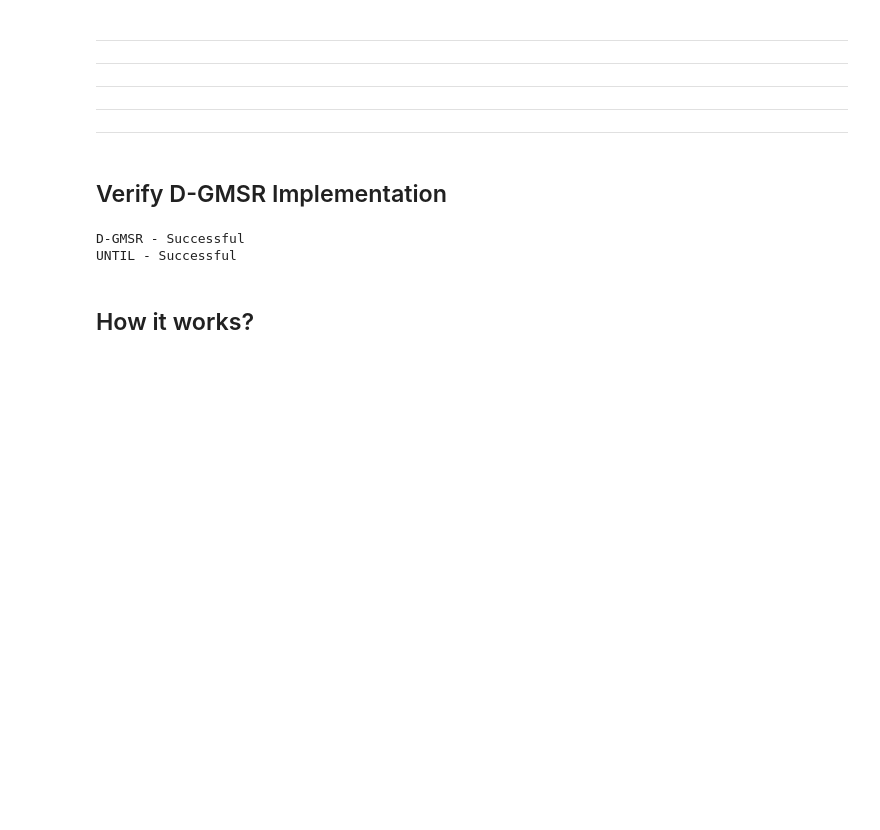
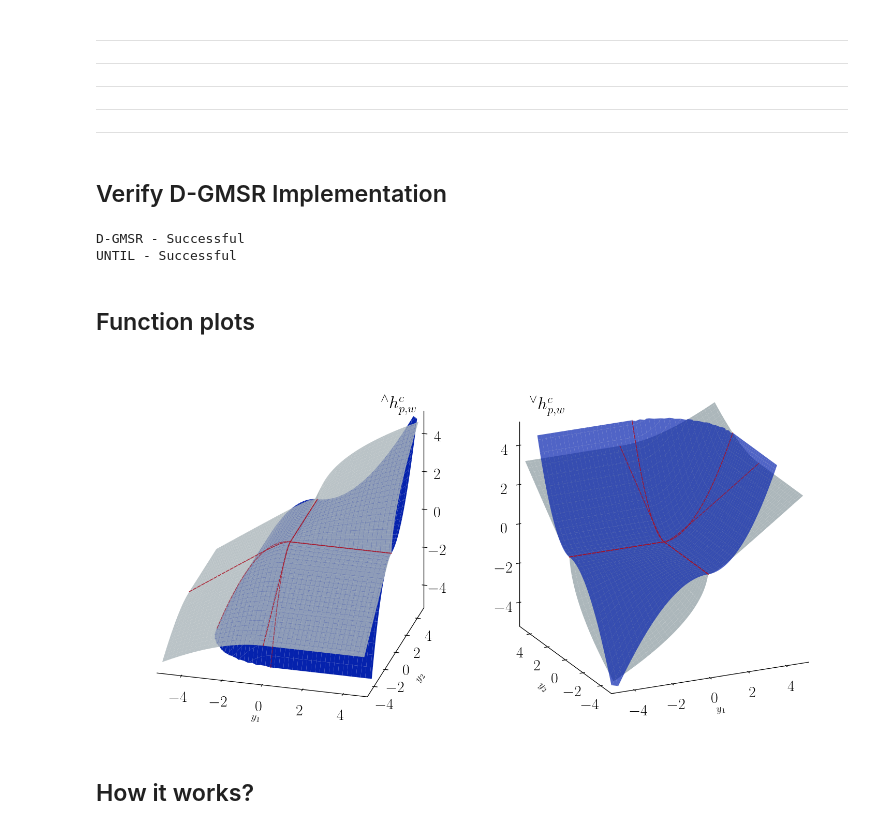
Before and after one commit to sametuzun781/D-GMSR, a Jupyter notebook: D_GMSR_Traj_Opt.ipynb, the cells around one changed output. Saved outputs shown, nothing was run; the diff lists cells and outputs as text; code cells hidden in the pictures; blank space fills up the shorter version.

```diff
--- a/D_GMSR_Traj_Opt.ipynb
+++ b/D_GMSR_Traj_Opt.ipynb
@@ -3494,6 +3610,13 @@ if 'verify' in run_list:
 # %% [output]
 D-GMSR - Successful
 UNTIL - Successful
+# %% [markdown]
+## Function plots
+# %%
+if 'plot_fcns' in run_list:
+    plot_fcns()
+# %% [output]
+[figure, added]
 # %% [markdown]
 ## How it works?
 # %%
```
Also changed, not shown: parts of 11 cells of this notebook, 2 other files.
